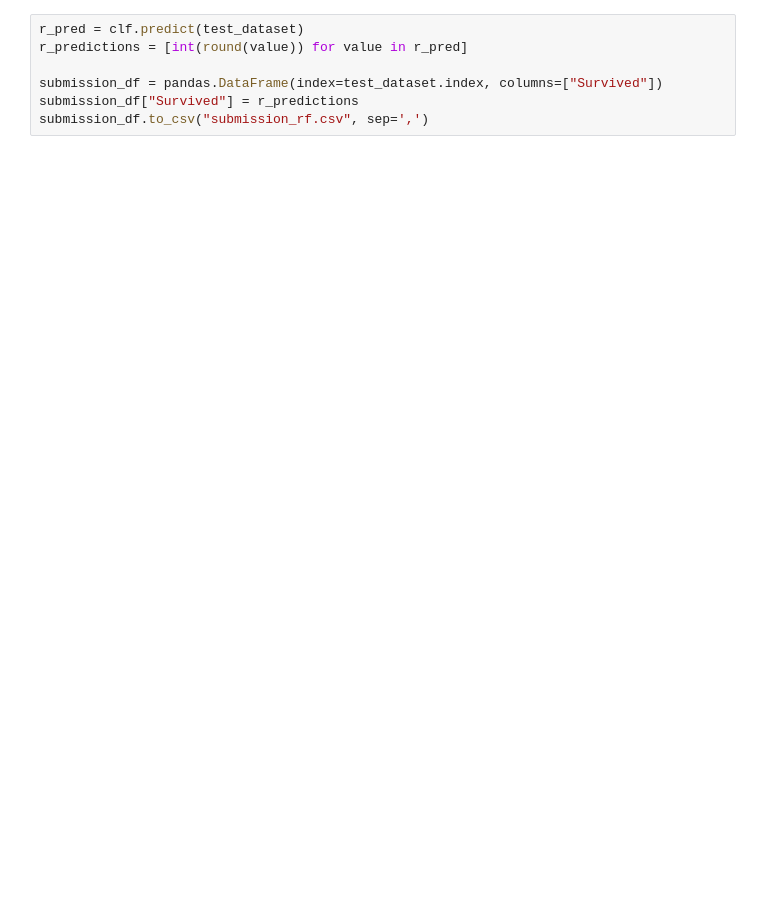
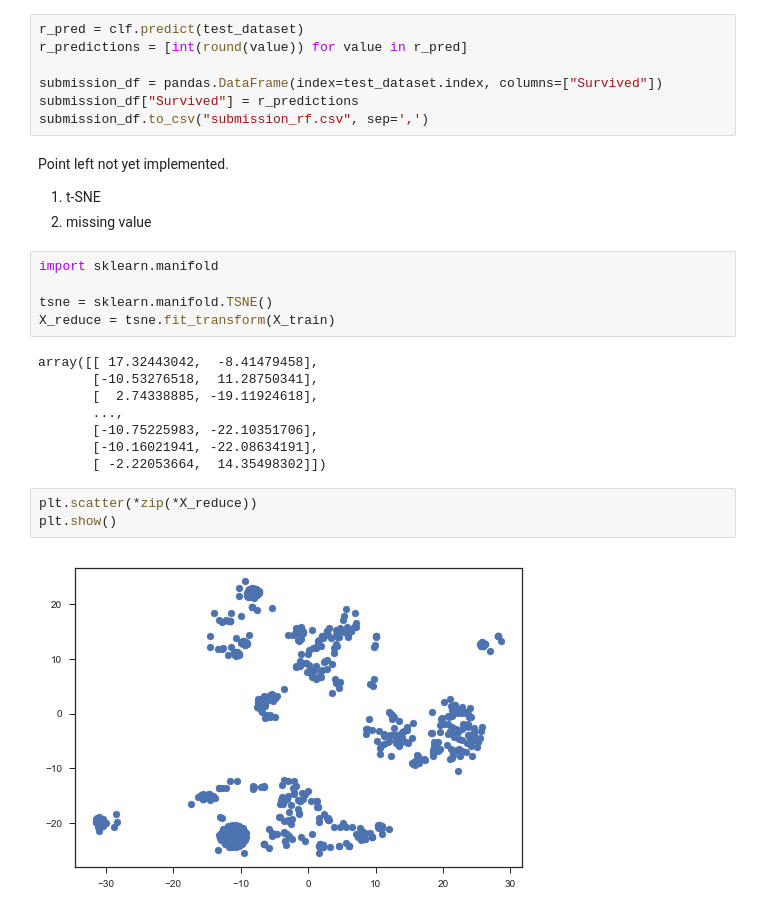
Before and after one commit to ymlai87416/PythonPlayground, a Jupyter notebook: DataScience/Kaggle/Titanic Machine Learning from Disaster/Titanic (Data Preparation).ipynb, the cells around one changed output. Saved outputs shown, nothing was run; the diff lists cells and outputs as text; blank space fills up the shorter version.

```diff
--- a/DataScience/Kaggle/Titanic Machine Learning from Disaster/Titanic (Data Preparation).ipynb
+++ b/DataScience/Kaggle/Titanic Machine Learning from Disaster/Titanic (Data Preparation).ipynb
@@ -448,3 +458,26 @@ r_predictions = [int(round(value)) for value in r_pred]
 submission_df = pandas.DataFrame(index=test_dataset.index, columns=["Survived"])
 submission_df["Survived"] = r_predictions
 submission_df.to_csv("submission_rf.csv", sep=',')
+# %% [markdown]
+Point left not yet implemented.
+
+1. t-SNE
+2. missing value
+# %%
+import sklearn.manifold
+
+tsne = sklearn.manifold.TSNE()
+X_reduce = tsne.fit_transform(X_train)
+# %% [output]
+array([[ 17.32443042,  -8.41479458],
+       [-10.53276518,  11.28750341],
+       [  2.74338885, -19.11924618],
+       ...,
+       [-10.75225983, -22.10351706],
+       [-10.16021941, -22.08634191],
+       [ -2.22053664,  14.35498302]])
+# %%
+plt.scatter(*zip(*X_reduce))
+plt.show()
+# %% [output]
+[figure, added]
```
Also changed, not shown: parts of 5 cells of this notebook.
